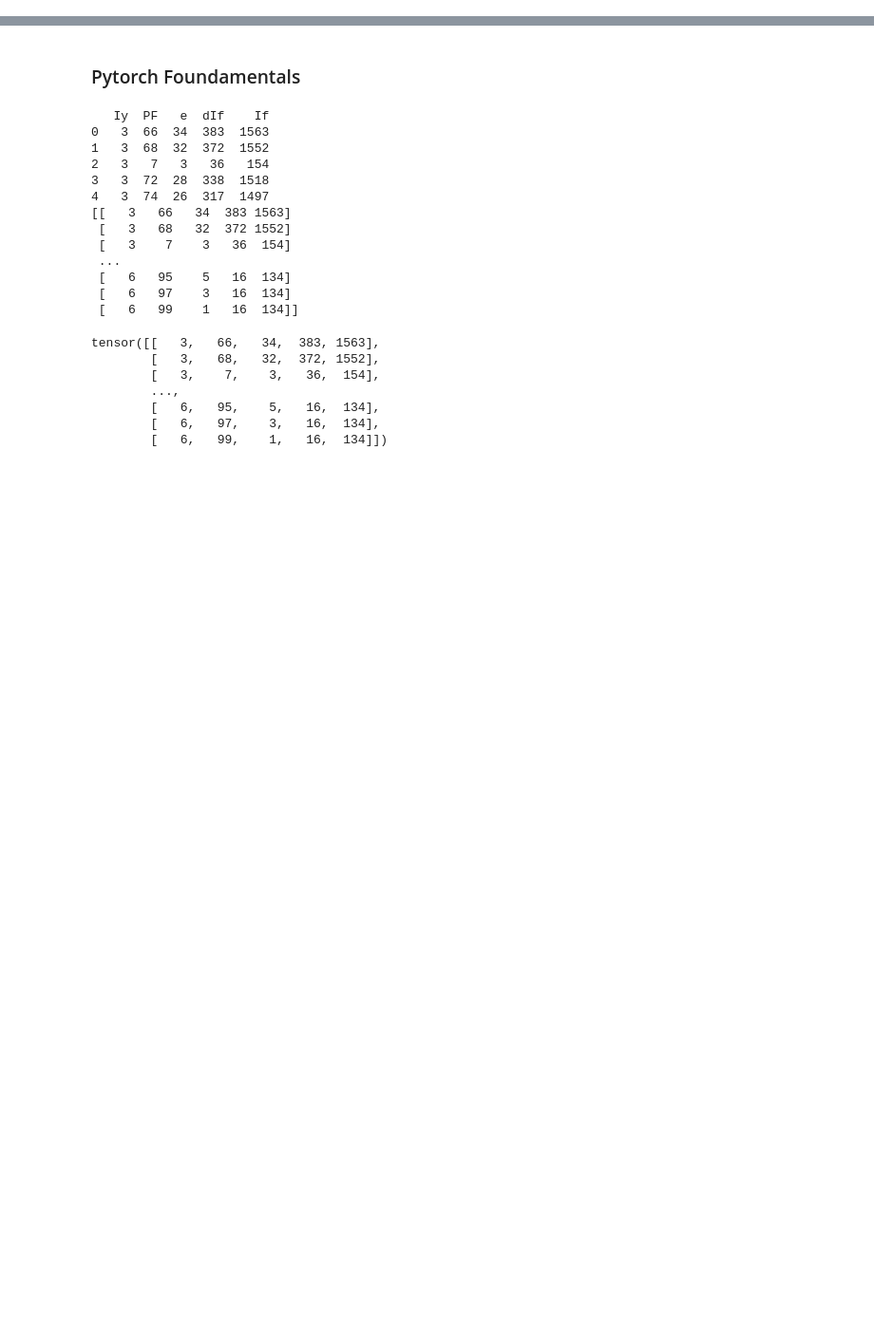
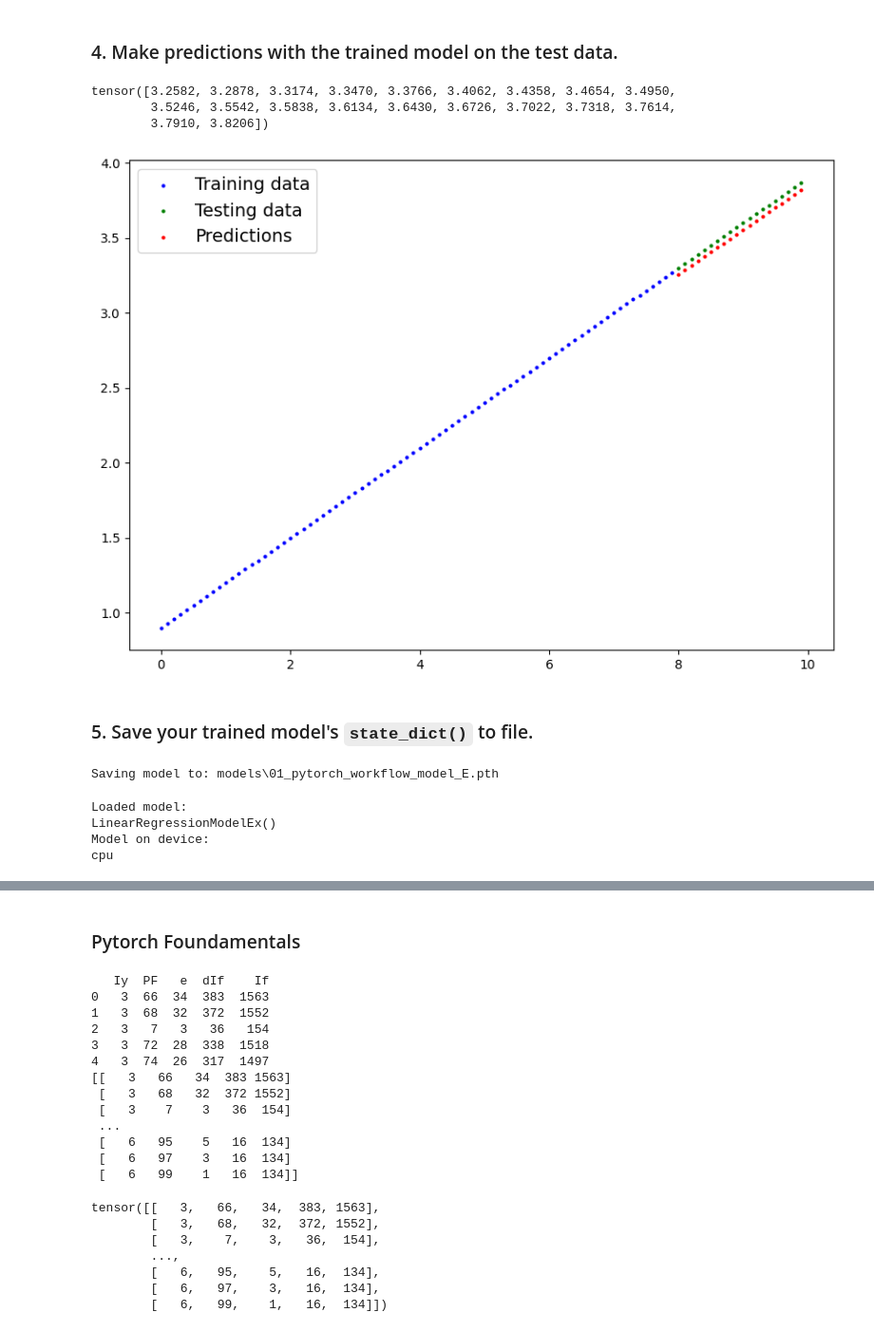
Before and after one commit to musaadamu/deep_learning_with_pytorch_assignment, a Jupyter notebook: exercise_submissions/week_2/week_2_solution.ipynb, the cells around one changed output, grey strips where cells are left out. Shown at 95% size. Saved outputs shown, nothing was run; the diff lists cells and outputs as text; code cells hidden in the pictures; blank space fills up the shorter version.

```diff
--- a/exercise_submissions/week_2/week_2_solution.ipynb
+++ b/exercise_submissions/week_2/week_2_solution.ipynb
@@ -0,0 +136,16 @@
+# %%
+# Create a Linear Regression model class
+class LinearRegressionModelEx(nn.Module): # <- almost everything in PyTorch is a nn.Module (think of this as neural network lego blocks)
+    def __init__(self):
+        super().__init__()
+        self.weights = nn.Parameter(torch.randn(1, # <- start with random weights (this will get adjusted as the model learns)
+                                                dtype=torch.float), # <- PyTorch loves float32 by default
+                                   requires_grad=True) # <- can we update this value with gradient descent?)
+
+        self.bias = nn.Parameter(torch.randn(1, # <- start with random bias (this will get adjusted as the model learns)
+                                            dtype=torch.float), # <- PyTorch loves float32 by default
+                                requires_grad=True) # <- can we update this value with gradient descent?))
+
+    # Forward defines the computation in the model
+    def forward(self, x: torch.Tensor) -> torch.Tensor: # <- "x" is the input data (e.g. training/testing features)
+        return self.weights * x + self.bias # <- this is the linear regression formula (y = m*x + b)
@@ -0,0 +161,7 @@
+# %%
+# Create loss function
+loss_fn = nn.L1Loss()
+
+# Create optimizer
+optimizer = torch.optim.SGD(params=model_E.parameters(), # optimize newly created model's parameters
+                            lr=0.01)
@@ -0,0 +233,54 @@
+# %% [markdown]
+### 4. Make predictions with the trained model on the test data.
+# %%
+# Turn model into evaluation mode
+model_E.eval()
+
+# Make predictions on the test data
+with torch.inference_mode():
+    y_preds = model_E(X_test)
+y_preds
+# %% [output]
+tensor([3.2582, 3.2878, 3.3174, 3.3470, 3.3766, 3.4062, 3.4358, 3.4654, 3.4950,
+        3.5246, 3.5542, 3.5838, 3.6134, 3.6430, 3.6726, 3.7022, 3.7318, 3.7614,
+        3.7910, 3.8206])
+# %%
+plot_predictions(predictions=y_preds.cpu())
+# %% [output]
+[figure, added]
+# %% [markdown]
+### 5. Save your trained model's `state_dict()` to file.
+# %%
+from pathlib import Path
+
+# 1. Create models directory
+MODEL_PATH = Path("models")
+MODEL_PATH.mkdir(parents=True, exist_ok=True)
+
+# 2. Create model save path
+MODEL_NAME = "01_pytorch_workflow_model_E.pth"
+MODEL_SAVE_PATH = MODEL_PATH / MODEL_NAME
+
+# 3. Save the model state dict
+print(f"Saving model to: {MODEL_SAVE_PATH}")
+torch.save(obj=model_E.state_dict(), # only saving the state_dict() only saves the models learned parameters
+           f=MODEL_SAVE_PATH)
+# %% [output]
+Saving model to: models\01_pytorch_workflow_model_E.pth
+# %%
+# Instantiate a fresh instance of LinearRegressionModelEx
+loaded_model_E = LinearRegressionModelEx()
+
+# Load model state dict
+loaded_model_E.load_state_dict(torch.load(MODEL_SAVE_PATH))
+
+# Put model to target device (if your data is on GPU, model will have to be on GPU to make predictions)
+loaded_model_E.to(device)
+
+print(f"Loaded model:\n{loaded_model_E}")
+print(f"Model on device:\n{next(loaded_model_E.parameters()).device}")
+# %% [output]
+Loaded model:
+LinearRegressionModelEx()
+Model on device:
+cpu
```
Also changed, not shown: parts of 16 cells of this notebook, 5 other files.
